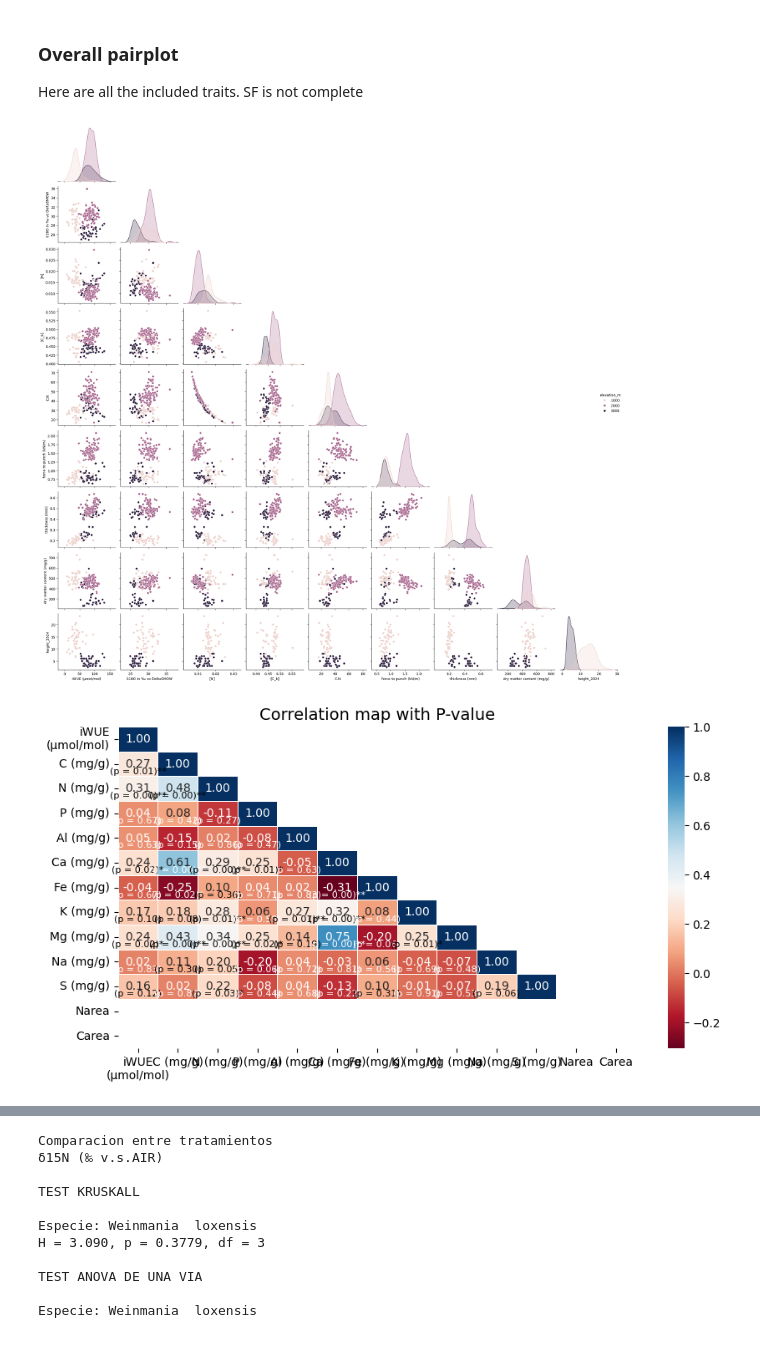
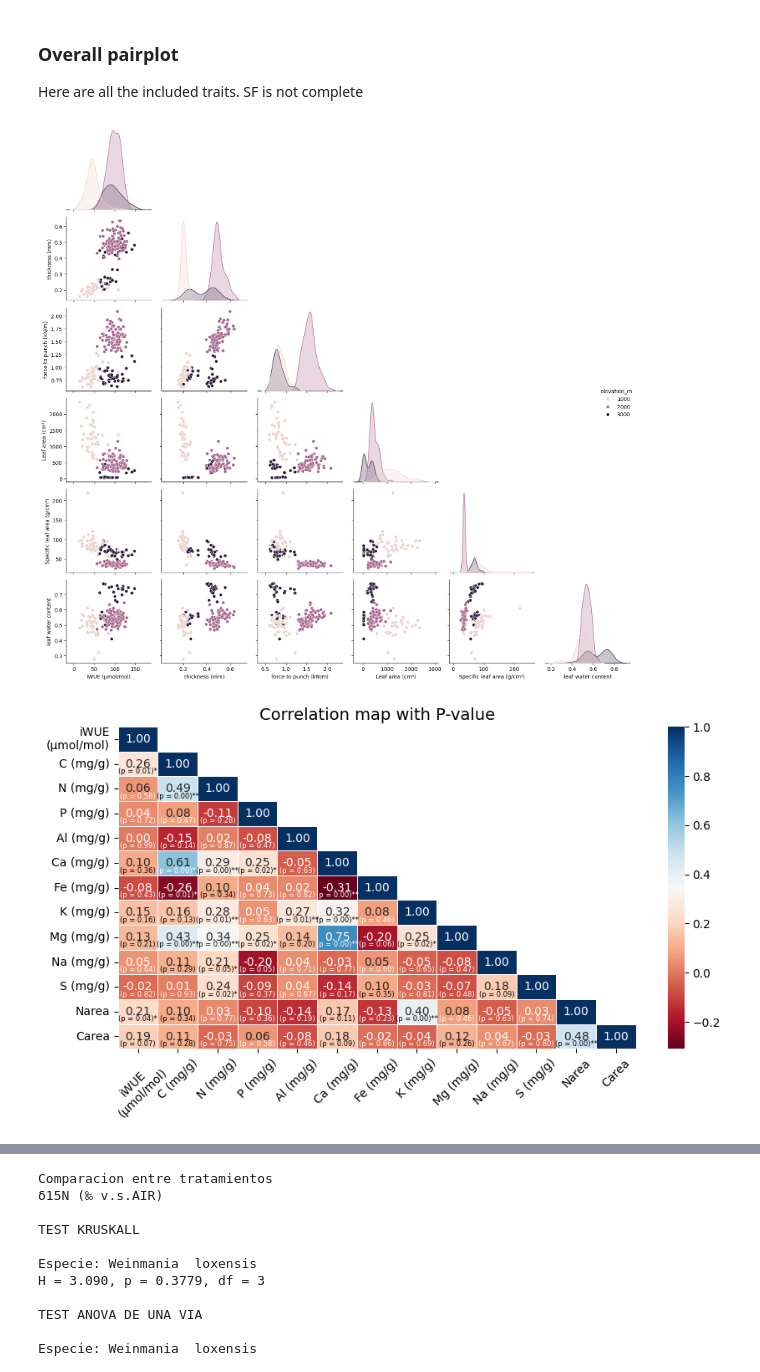
Before and after one commit to ajchavez94/NUMEX_preliminar, a Jupyter notebook: Preliminar.ipynb, the cells around one changed output, grey strips where cells are left out. Cells and saved outputs as stored; diff of their text form; code cells hidden in the pictures; blank space fills up the shorter version.

Commit message:
editado preliminar y falta el grafico per elevation

```diff
--- a/Preliminar.ipynb
+++ b/Preliminar.ipynb
@@ -17,11 +17,11 @@ from scipy.stats import levene
 import statsmodels.api as sm
 from statsmodels.formula.api import ols
 # %%
-data =  pd.read_excel(r"Numex_preliminar_base.xlsx")#Results_isofys\test.xlsx")#
+data =  pd.read_excel(r"Results_isofys\Numex_preliminar_base.xlsx") #work with the most updated and cleaned database
 data = data.drop(columns = ["Unnamed: 0"])
 data['Plot'] = data["Plot"].astype("category")
 data['TreeID'] = data["TreeID"].astype("category")
-data['code'] = data["code"].astype("category")
+#data['code'] = data["code"].astype("category")
 data["Sub"] = data["Sub"].astype("category")
 data["name"] = data["name"].astype("category")
 data["Site"] = data["Site"].astype("category")
@@ -133,23 +127,26 @@ from config import * #Here we use the standarized variables
 ### Overall pairplot
 Here are all the included traits. SF is not complete
 # %%
-columnas = [vp1,vp4,vb1,vb2,vb4,vf1,vf2,vf3,vf5]
+iWUE = "iWUE (μmol/mol)"
+columns = [iWUE,thick,though,LA,SLA,leaf_water]
 
 # I want to see the iWUE agains the functional traits
 sns.pairplot(
     data=data,
-    vars=columnas,
+    vars=columns,
     hue = "elevation_m",
     #kind = "reg",
     corner = True
 )
 plt.tight_layout()
 plt.show()
+
+#HELP: Possible to add correlation values.
 # %% [output]
-[figure, old version]
+[figure, new version]
 # %%
-SF = data[data["Site"]=="SFNu"] #I want to see the relationship with nutrients
-columnas = [vp1, "C (mg/g)","N (mg/g)","P (mg/g)","Al (mg/g)","Ca (mg/g)","Fe (mg/g)","K (mg/g)","Mg (mg/g)","Na (mg/g)","S (mg/g)","Narea","Carea"]
+SF = data[data["Site"]=="SFNu"] #I want to see the relationship with nutrients. #HELP: Treatments not analyzed.
+columnas = [iWUE, "C (mg/g)","N (mg/g)","P (mg/g)","Al (mg/g)","Ca (mg/g)","Fe (mg/g)","K (mg/g)","Mg (mg/g)","Na (mg/g)","S (mg/g)","Narea","Carea"]
 df = SF[columnas] # most import to have the df clean only with numeric for the correlation maps.
 
 def corr_pvalue(df):
@@ -211,35 +208,35 @@ def corr_pvalue(df):
         if p_value <= 0.01:
             #include double asterisks for p-value <= 0.01
             ax.text(i + 0.5, j + 0.8, f'(p = {p_value:.2f})**',
                     horizontalalignment='center',
                     verticalalignment='center',
-                    fontsize=8,
+                    fontsize=6,
                     color=text_color)
         elif p_value <= 0.05:
             #include single asterisk for p-value <= 0.05
             ax.text(i + 0.5, j + 0.8, f'(p = {p_value:.2f})*',
                     horizontalalignment='center',
                     verticalalignment='center',
-                    fontsize=8,
+                    fontsize=6,
                     color=text_color)
         else:
             ax.text(i + 0.5, j + 0.8, f'(p = {p_value:.2f})',
                     horizontalalignment='center',
                     verticalalignment='center',
-                    fontsize=8,
+                    fontsize=6,
                     color=text_color)
 
  # Customize x-axis labels
  x_labels = [textwrap.fill(label.get_text(), 13) for label in ax.get_xticklabels()]
- ax.set_xticklabels(x_labels, rotation=0, ha="center")
+ ax.set_xticklabels(x_labels, rotation=45, ha="center")
 
  # Customize y-axis labels
  y_labels = [textwrap.fill(label.get_text(), 13) for label in ax.get_yticklabels()]
  ax.set_yticklabels(y_labels, rotation=0, ha="right")
 
  # Display the plot
  return plt.show()
 
 corr_pvalue(df)
 # %% [output]
-[figure, old version]
+[figure, new version]
```
Also changed, not shown: parts of 12 cells of this notebook, 5 other files.
